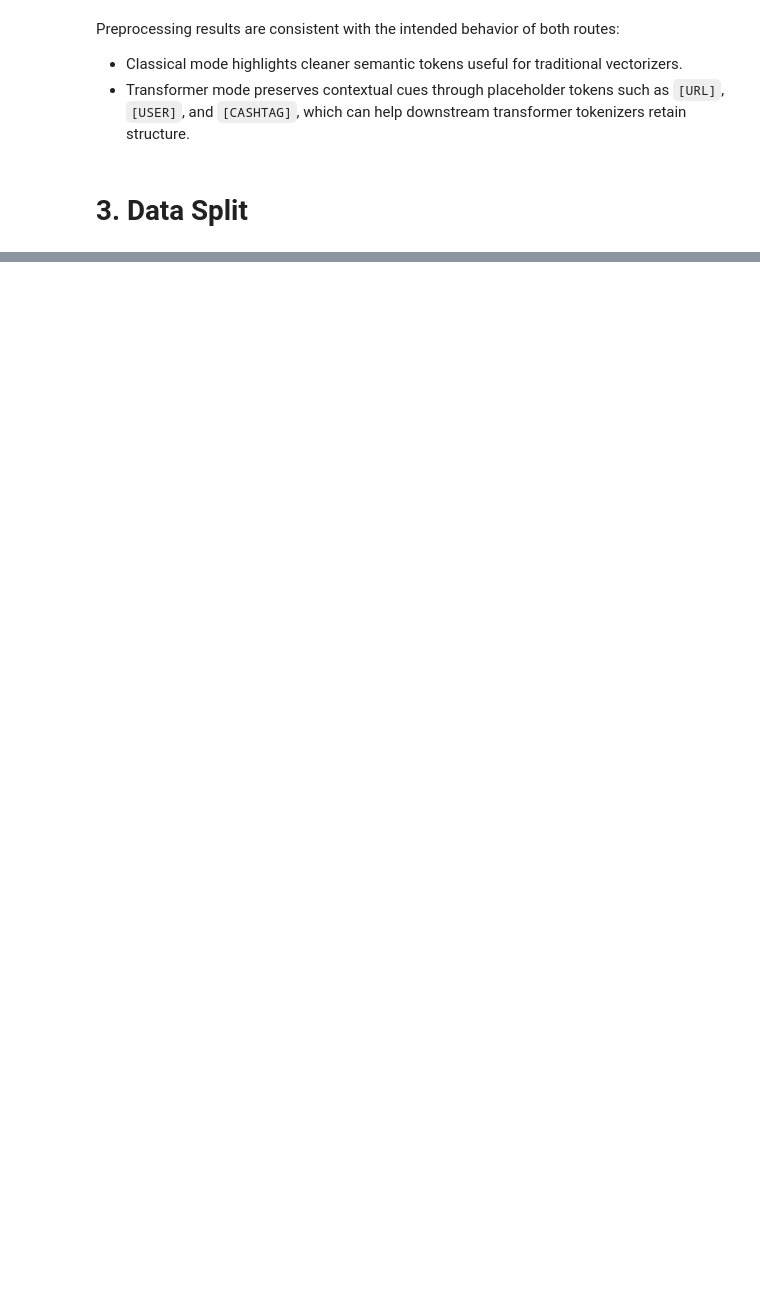
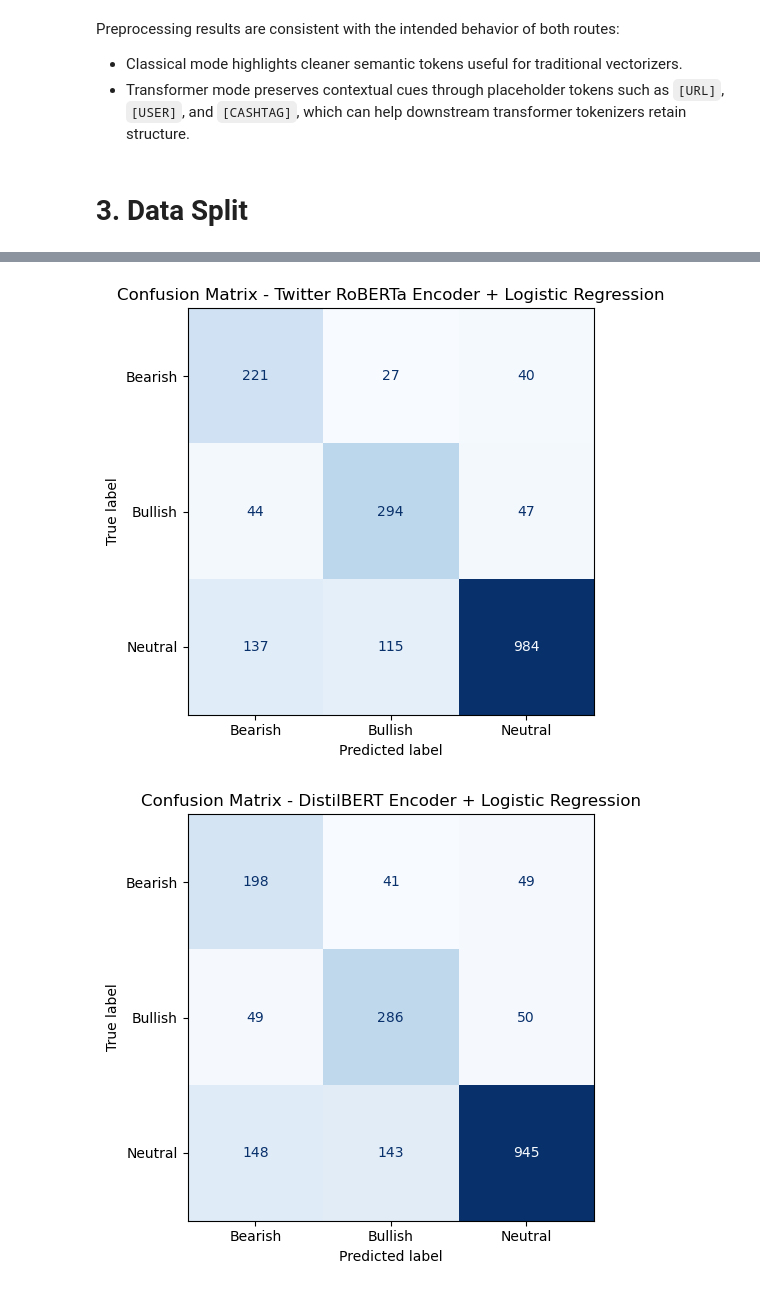
Before and after one commit to joaopavila120/text_mining_project, a Jupyter notebook: notebooks/tm_tests_xx.ipynb, the cells around one changed output, grey strips where cells are left out. Cells and saved outputs as stored; diff of their text form; code cells hidden in the pictures; blank space fills up the shorter version.

Commit message:
transformers

```diff
--- a/notebooks/tm_tests_xx.ipynb
+++ b/notebooks/tm_tests_xx.ipynb
@@ -187,0 +330,26 @@ Preprocessing results are consistent with the intended behavior of both routes:
+# %%
+transformer_runs = {}
+transformer_metrics = []
+
+for experiment_name, checkpoint in TRANSFORMER_MODELS.items():
+    result = run_transformer_encoder_experiment(
+        experiment_name=experiment_name,
+        model_checkpoint=checkpoint,
+        X_train_text=X_train_tf_exp,
+        y_train_labels=y_train_tf_exp,
+        X_val_text=X_val_tf_exp,
+        y_val_labels=y_val_tf_exp,
+        cache_dir=EMBEDDING_CACHE_DIR,
+        batch_size=BATCH_SIZE,
+        max_length=MAX_LENGTH,
+        device=device,
+    )
+    transformer_runs[experiment_name] = result
+    transformer_metrics.append(result["metrics"])
+
+transformer_results_df = (
+    pd.DataFrame(transformer_metrics)
+    .sort_values("f1_macro", ascending=False)
+    .reset_index(drop=True)
+)
+transformer_results_df
@@ -187,0 +377,10 @@ Preprocessing results are consistent with the intended behavior of both routes:
+# %%
+for experiment_name in transformer_results_df["model"]:
+    plot_model_confusion_matrix(
+        y_val_tf_exp,
+        transformer_runs[experiment_name]["predictions"],
+        model_name=experiment_name,
+    )
+# %% [output]
+[figure, added]
+[figure, added]
```
Also changed, not shown: parts of 13 cells of this notebook, 1 other file.
